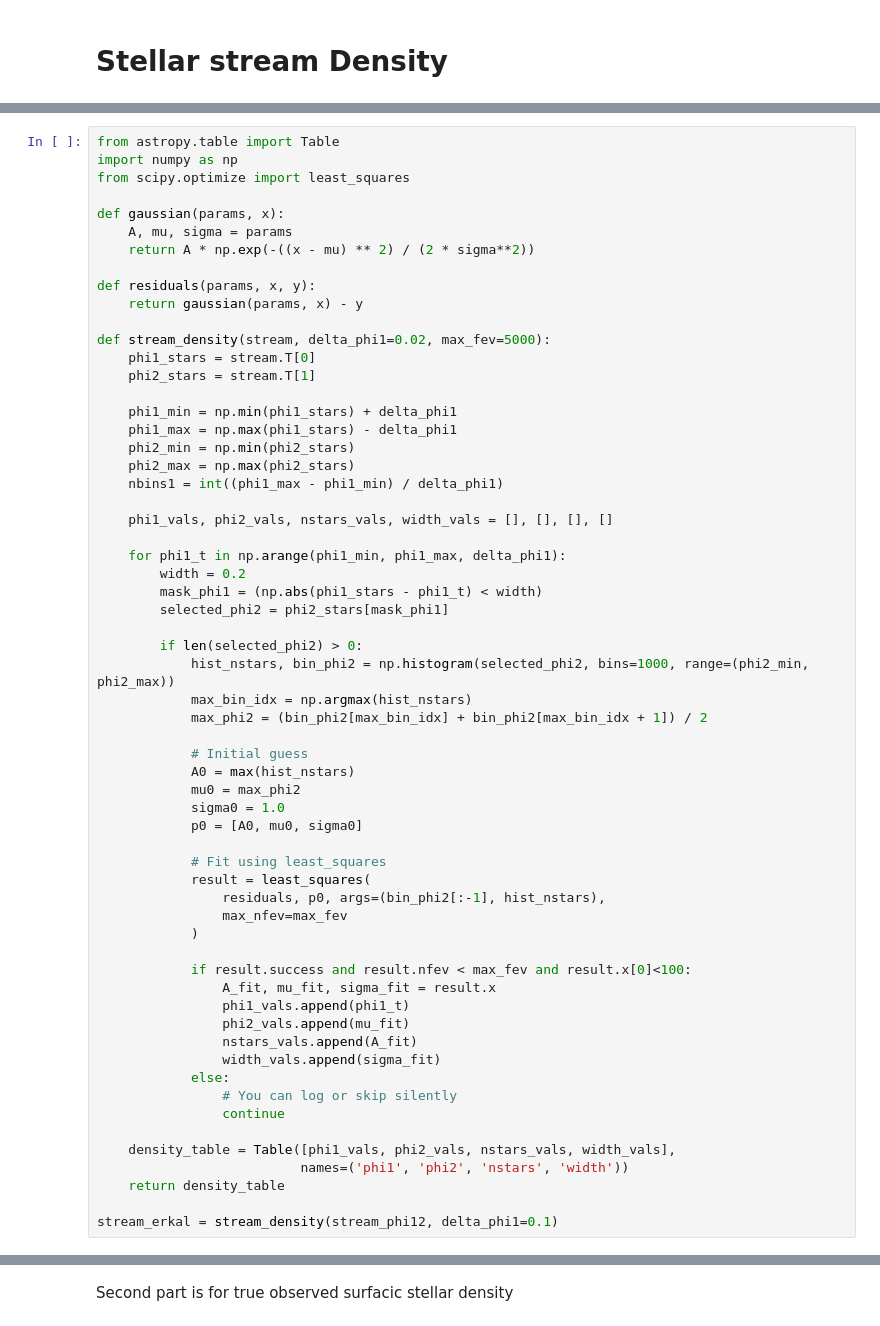
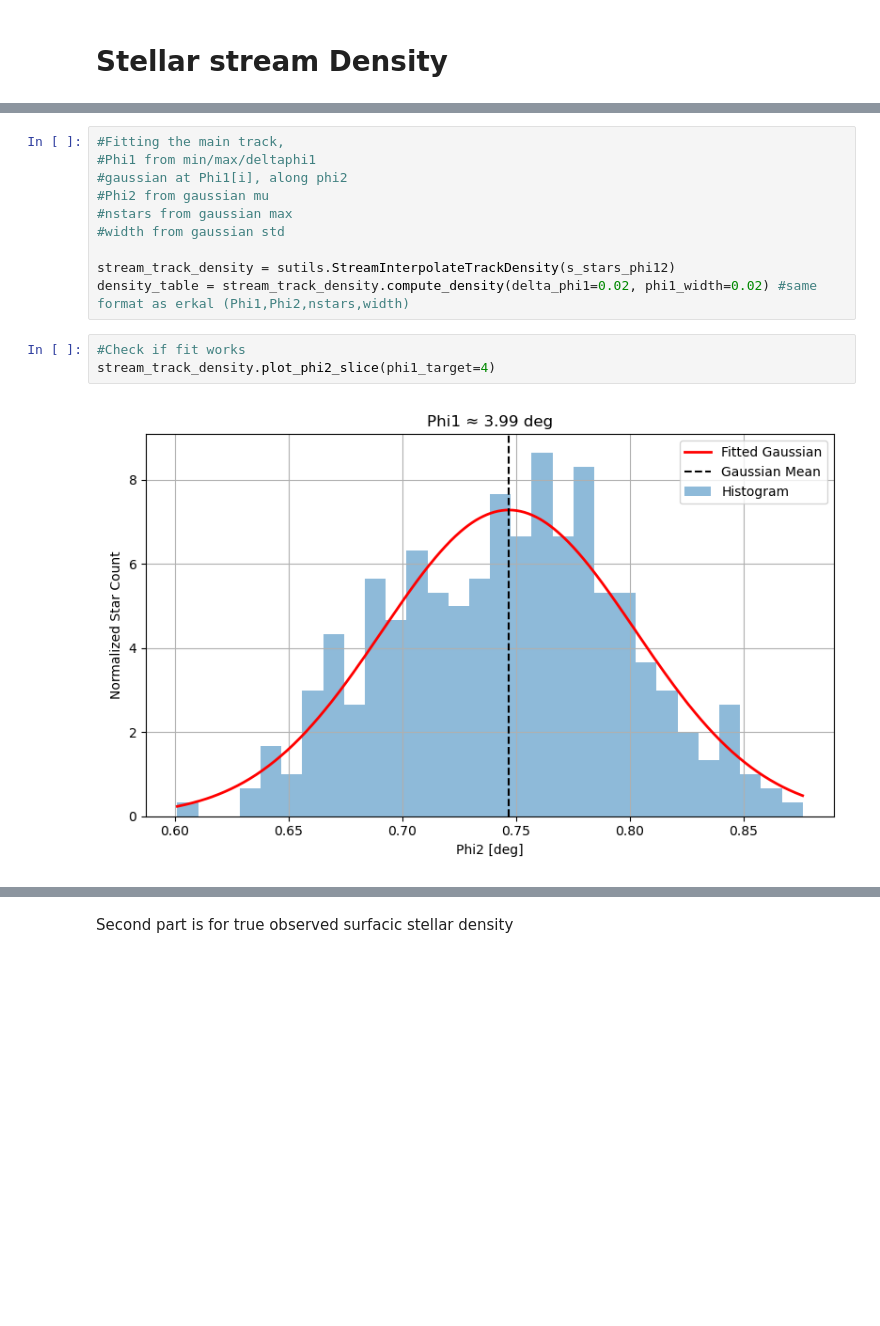
Before and after one commit to LSSTDESC/stream_sim, a Jupyter notebook: notebooks/stream_sim_galpy.ipynb, the cells around one changed output, grey strips where cells are left out. Drawn from its saved outputs; the diff is of its cells as text; blank space fills up the shorter version.

```diff
--- a/notebooks/stream_sim_galpy.ipynb
+++ b/notebooks/stream_sim_galpy.ipynb
@@ -485,61 +345,15 @@ stream_phi12
-# %%
-from astropy.table import Table
-import numpy as np
-from scipy.optimize import least_squares
-
-def gaussian(params, x):
-    A, mu, sigma = params
-    return A * np.exp(-((x - mu) ** 2) / (2 * sigma**2))
-
-def residuals(params, x, y):
-    return gaussian(params, x) - y
-
-def stream_density(stream, delta_phi1=0.02, max_fev=5000):
-    phi1_stars = stream.T[0]
-    phi2_stars = stream.T[1]
-
-    phi1_min = np.min(phi1_stars) + delta_phi1
-    phi1_max = np.max(phi1_stars) - delta_phi1
-    phi2_min = np.min(phi2_stars)
-    phi2_max = np.max(phi2_stars)
-    nbins1 = int((phi1_max - phi1_min) / delta_phi1)
-
-    phi1_vals, phi2_vals, nstars_vals, width_vals = [], [], [], []
-
-    for phi1_t in np.arange(phi1_min, phi1_max, delta_phi1):
-        width = 0.2
-        mask_phi1 = (np.abs(phi1_stars - phi1_t) < width)
-        selected_phi2 = phi2_stars[mask_phi1]
-
-        if len(selected_phi2) > 0:
-            hist_nstars, bin_phi2 = np.histogram(selected_phi2, bins=1000, range=(phi2_min, phi2_max))
-            max_bin_idx = np.argmax(hist_nstars)
-            max_phi2 = (bin_phi2[max_bin_idx] + bin_phi2[max_bin_idx + 1]) / 2
-
-            # Initial guess
-            A0 = max(hist_nstars)
-            mu0 = max_phi2
-            sigma0 = 1.0
-            p0 = [A0, mu0, sigma0]
-
-            # Fit using least_squares
-            result = least_squares(
-                residuals, p0, args=(bin_phi2[:-1], hist_nstars),
-                max_nfev=max_fev
-            )
-
-            if result.success and result.nfev < max_fev and result.x[0]<100:
-                A_fit, mu_fit, sigma_fit = result.x
-                phi1_vals.append(phi1_t)
-                phi2_vals.append(mu_fit)
-                nstars_vals.append(A_fit)
-                width_vals.append(sigma_fit)
-            else:
-                # You can log or skip silently
-                continue
-
-    density_table = Table([phi1_vals, phi2_vals, nstars_vals, width_vals],
-                          names=('phi1', 'phi2', 'nstars', 'width'))
-    return density_table
-
-stream_erkal = stream_density(stream_phi12, delta_phi1=0.1)
+# %%
+#Fitting the main track,
+#Phi1 from min/max/deltaphi1
+#gaussian at Phi1[i], along phi2
+#Phi2 from gaussian mu
+#nstars from gaussian max
+#width from gaussian std
+
+stream_track_density = sutils.StreamInterpolateTrackDensity(s_stars_phi12)
+density_table = stream_track_density.compute_density(delta_phi1=0.02, phi1_width=0.02) #same format as erkal (Phi1,Phi2,nstars,width)
+# %%
+#Check if fit works
+stream_track_density.plot_phi2_slice(phi1_target=4)
+# %% [output]
+[figure, added]
```
Also changed, not shown: parts of 25 cells of this notebook, 3 other files.
